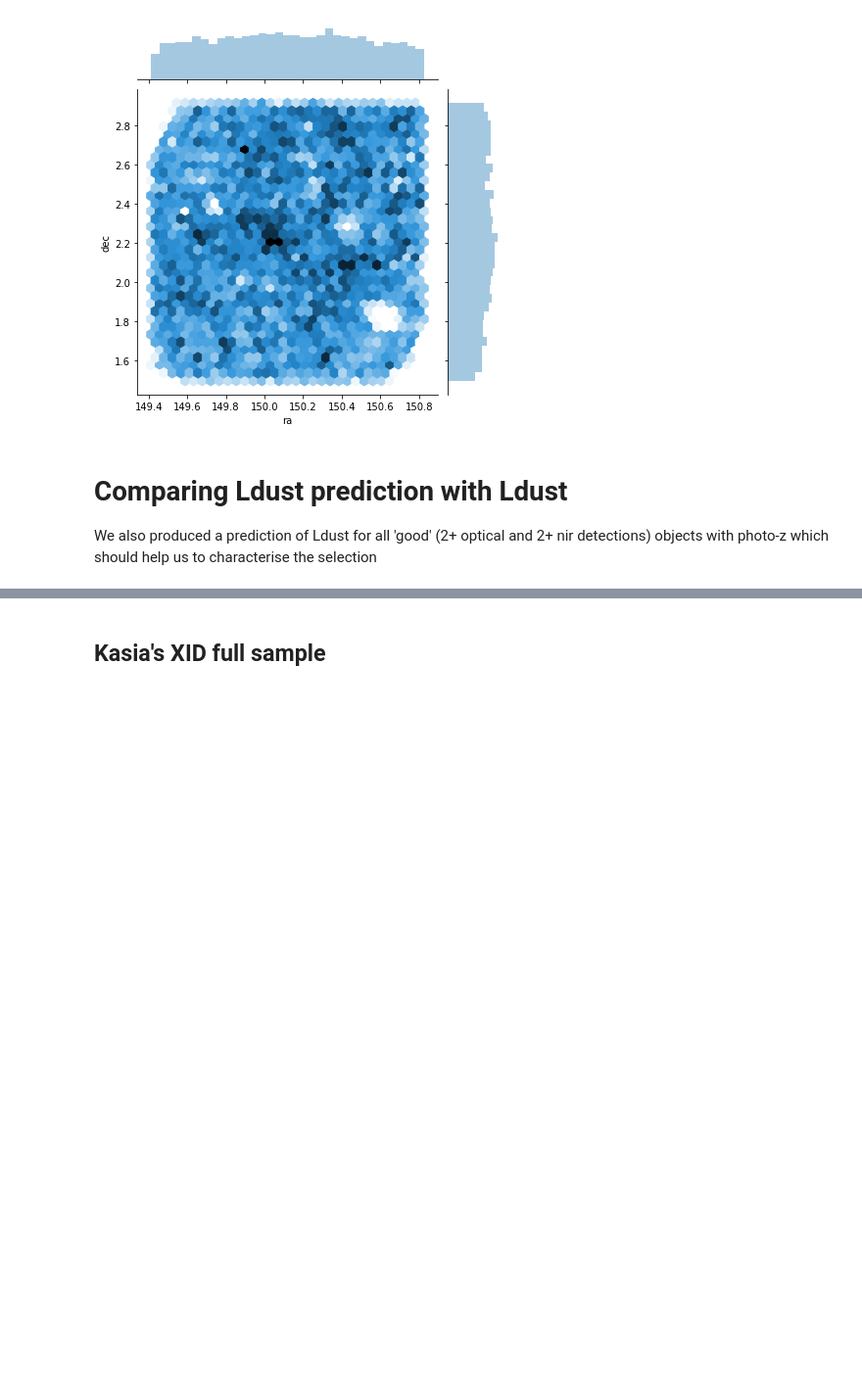
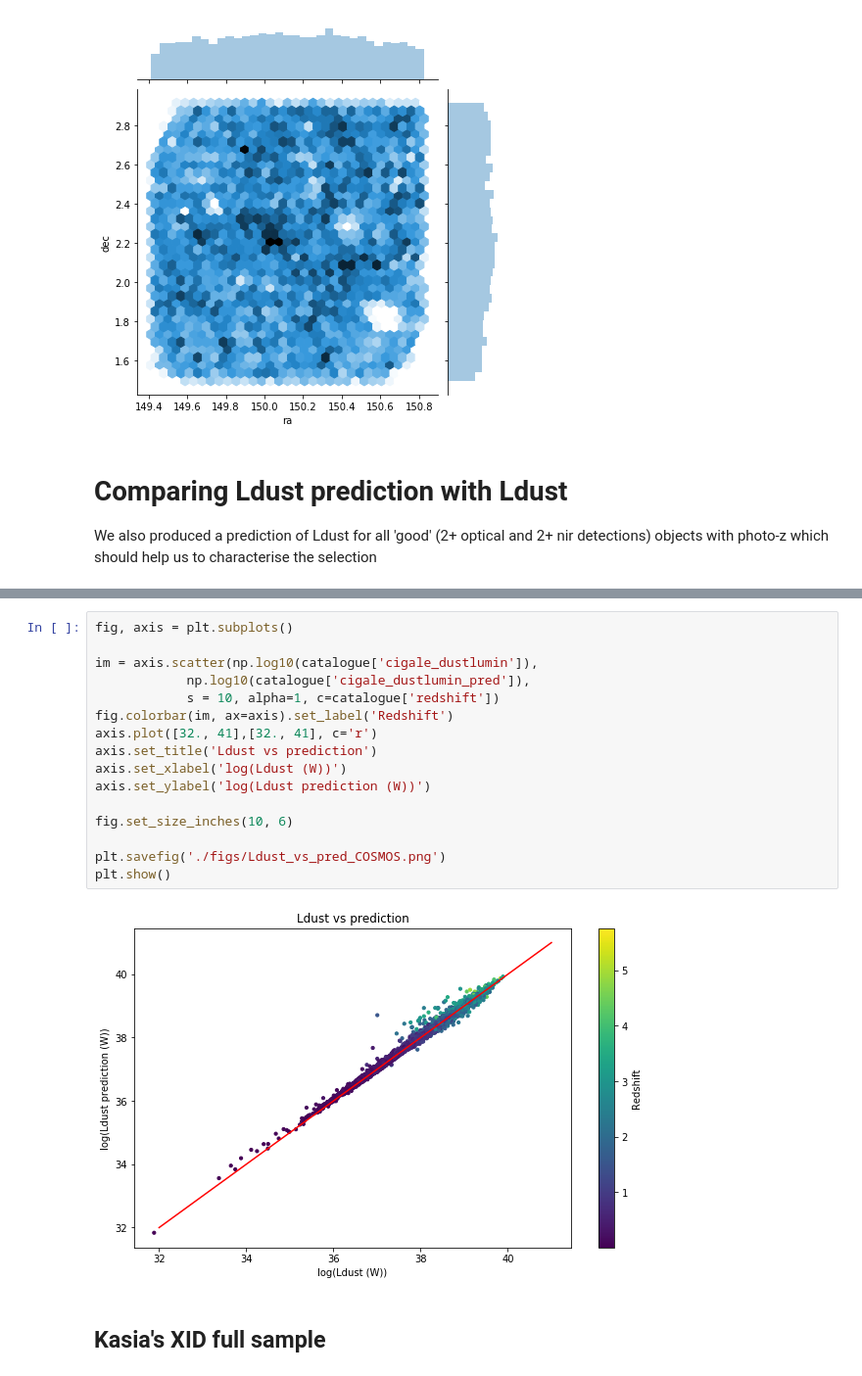
Before and after one commit to raphaelshirley/LuminosityFunction, a Jupyter notebook: 6_lf_full_xid_sample_COSMOS.ipynb, the cells around one changed output, grey strips where cells are left out. Shown at 98% size. Drawn from its saved outputs; the diff is of its cells as text; blank space fills up the shorter version.

```diff
--- a/6_lf_full_xid_sample_COSMOS.ipynb
+++ b/6_lf_full_xid_sample_COSMOS.ipynb
@@ -160,3 +145,21 @@ plt.savefig('Ldust_vs_pred.png')
+# %%
+fig, axis = plt.subplots()
+
+im = axis.scatter(np.log10(catalogue['cigale_dustlumin']),
+            np.log10(catalogue['cigale_dustlumin_pred']),
+            s = 10, alpha=1, c=catalogue['redshift'])
+fig.colorbar(im, ax=axis).set_label('Redshift')
+axis.plot([32., 41],[32., 41], c='r')
+axis.set_title('Ldust vs prediction')
+axis.set_xlabel('log(Ldust (W))')
+axis.set_ylabel('log(Ldust prediction (W))')
+
+fig.set_size_inches(10, 6)
+
+plt.savefig('./figs/Ldust_vs_pred_COSMOS.png')
+plt.show()
+# %% [output]
+[figure, added]
 # %% [markdown]
 ## Kasia's XID full sample
 # %%
```
Also changed, not shown: parts of 6 cells of this notebook, 2 other files.
